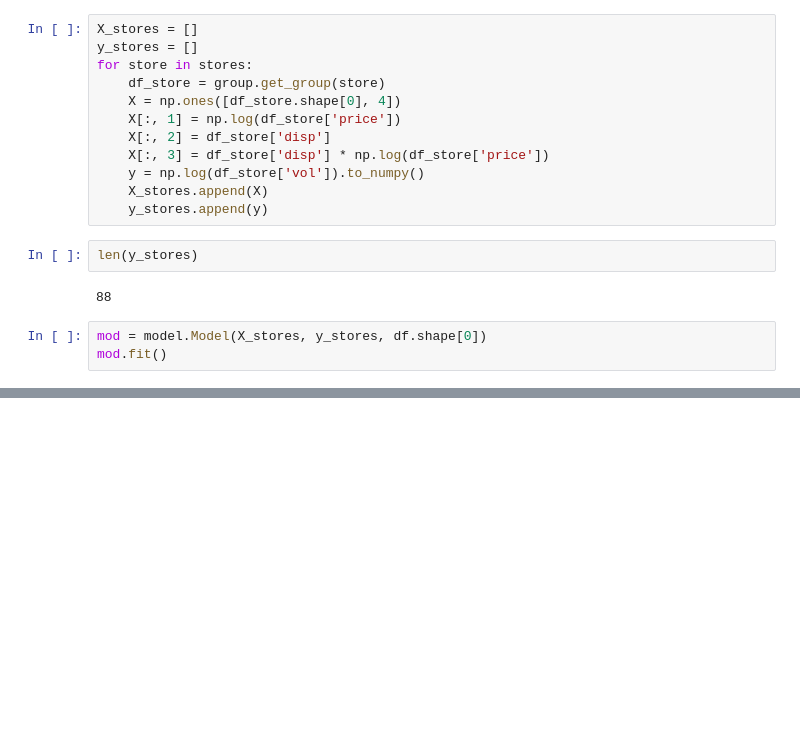
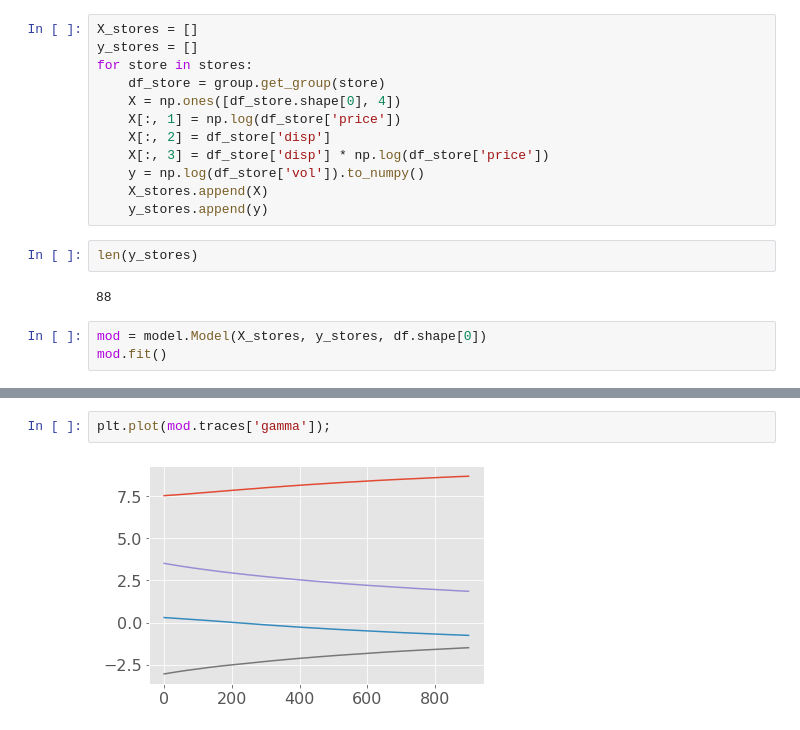
Before and after one commit to JulietteFranque/SDS383D_JF, a Jupyter notebook: exercises-05/notebooks/Untitled1.ipynb, the cells around one changed output, grey strips where cells are left out. Drawn from its saved outputs; the diff is of its cells as text; blank space fills up the shorter version.

```diff
--- a/exercises-05/notebooks/Untitled1.ipynb
+++ b/exercises-05/notebooks/Untitled1.ipynb
@@ -77,0 +71,4 @@ array([[-3.15672328e-05,  1.21305965e-04,  1.52885934e-04,
+# %%
+plt.plot(mod.traces['gamma']);
+# %% [output]
+[figure, added]
```
Also changed, not shown: parts of 5 cells of this notebook, 1 other file.
